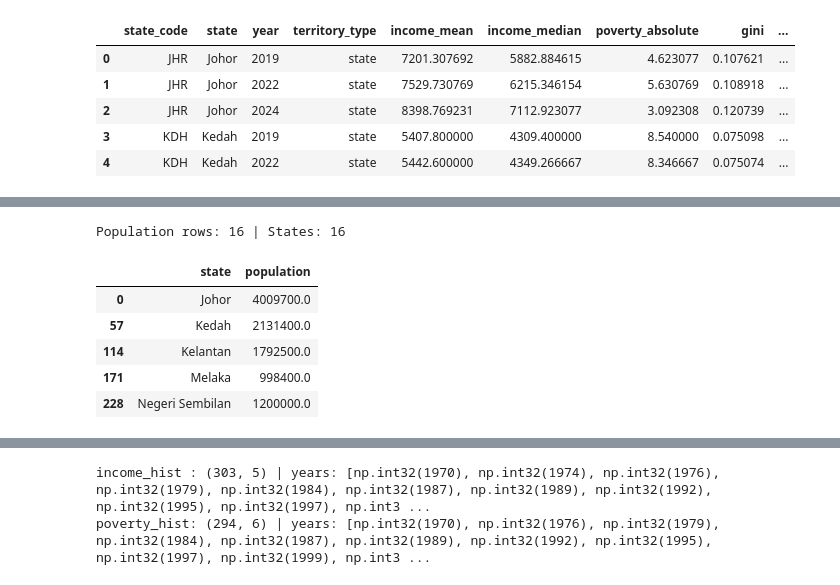
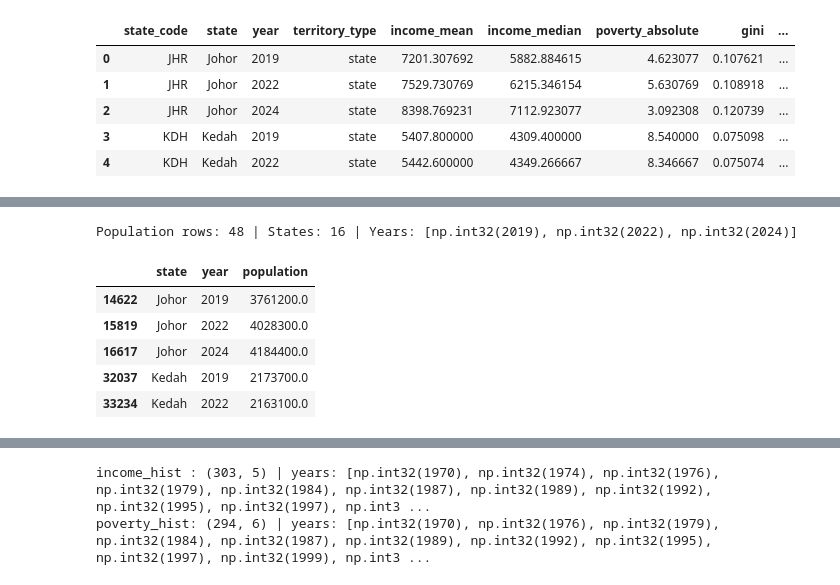
Before and after one commit to aliffrazak02/inequality-analysis, a Jupyter notebook: notebook/03_transform.ipynb, the cells around one changed output, grey strips where cells are left out. Cells and saved outputs as stored; diff of their text form; code cells hidden in the pictures.

```diff
--- a/notebook/03_transform.ipynb
+++ b/notebook/03_transform.ipynb
@@ -195,26 +202,34 @@ population: (1000, 6)
 # %%
-# Population: keep overall totals only, convert thousands → actual count
+# Population: keep overall totals only, convert thousands to actual count
 pop = (
     population_raw[
-        (population_raw.age == "overall_age")
-        & (population_raw.sex == "overall_sex")
-        & (population_raw.ethnicity == "overall_ethnicity")
+        (population_raw["age"] == "overall")
+        & (population_raw["sex"] == "both")
+        & (population_raw["ethnicity"] == "overall")
     ]
     .copy()
 )
+pop["year"] = pd.to_datetime(pop["date"]).dt.year
 pop["population"] = pop["population"] * 1_000
-pop = pop[["state", "population"]]
+pop = pop[pop["year"].isin([2019, 2022, 2024])][["state", "year", "population"]]
 
-print("Population rows:", len(pop), "| States:", pop.state.nunique())
+print(
+    "Population rows:",
+    len(pop),
+    "| States:",
+    pop.state.nunique(),
+    "| Years:",
+    sorted(pop.year.unique()),
+)
 pop.head()
 # %% [output]
-Population rows: 16 | States: 16
+Population rows: 48 | States: 16 | Years: [np.int32(2019), np.int32(2022), np.int32(2024)]
-|  | state | population |
-| 0 | Johor | 4009700.0 |
-| 57 | Kedah | 2131400.0 |
-| 114 | Kelantan | 1792500.0 |
-| 171 | Melaka | 998400.0 |
-| 228 | Negeri Sembilan | 1200000.0 |
+|  | state | year | population |
+| 14622 | Johor | 2019 | 3761200.0 |
+| 15819 | Johor | 2022 | 4028300.0 |
+| 16617 | Johor | 2024 | 4184400.0 |
+| 32037 | Kedah | 2019 | 2173700.0 |
+| 33234 | Kedah | 2022 | 2163100.0 |
 # %%
 # Hospital count (type == 'hospital') and total facility count by state
 hospital_count = (
```
Also changed, not shown: parts of 15 cells of this notebook, 16 other files.
